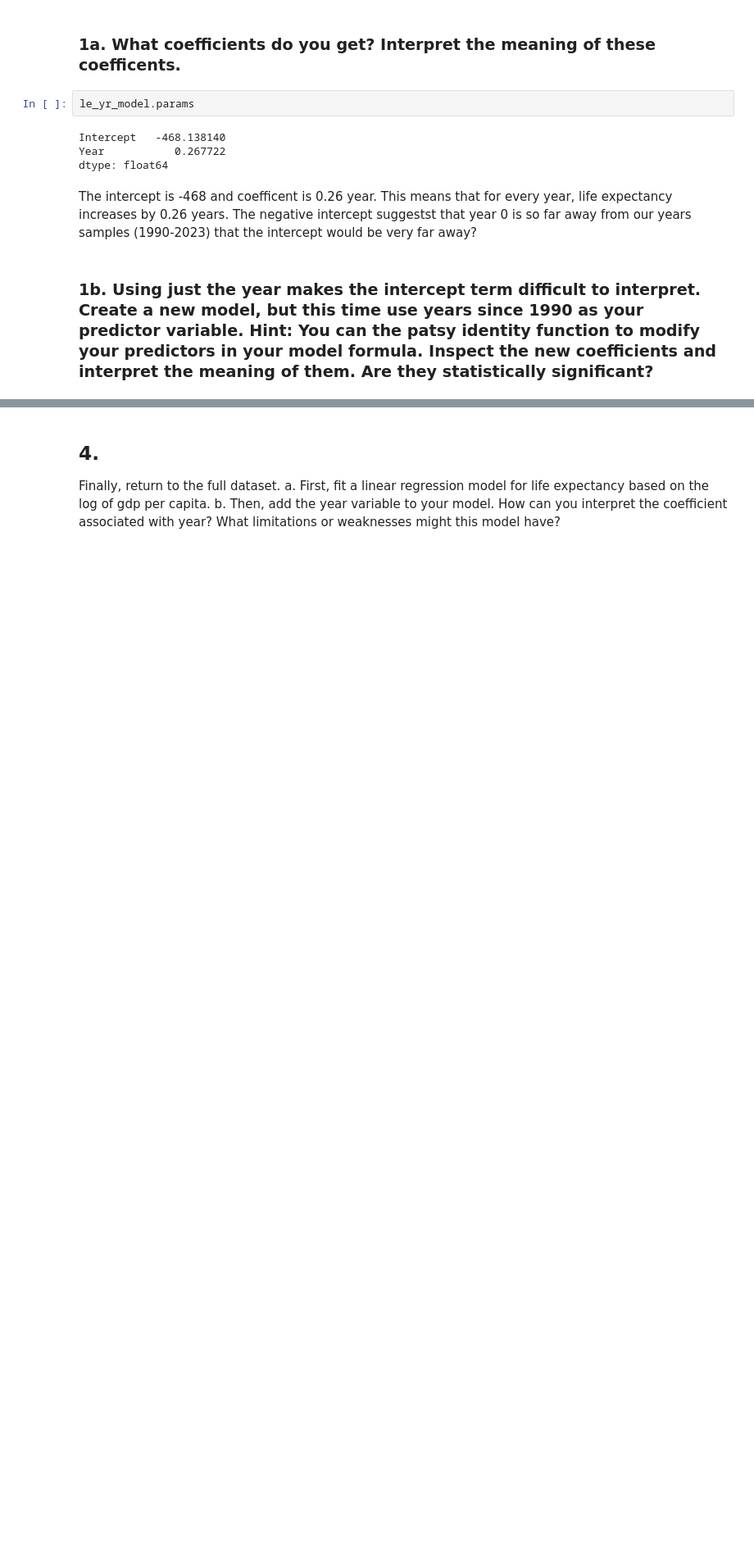
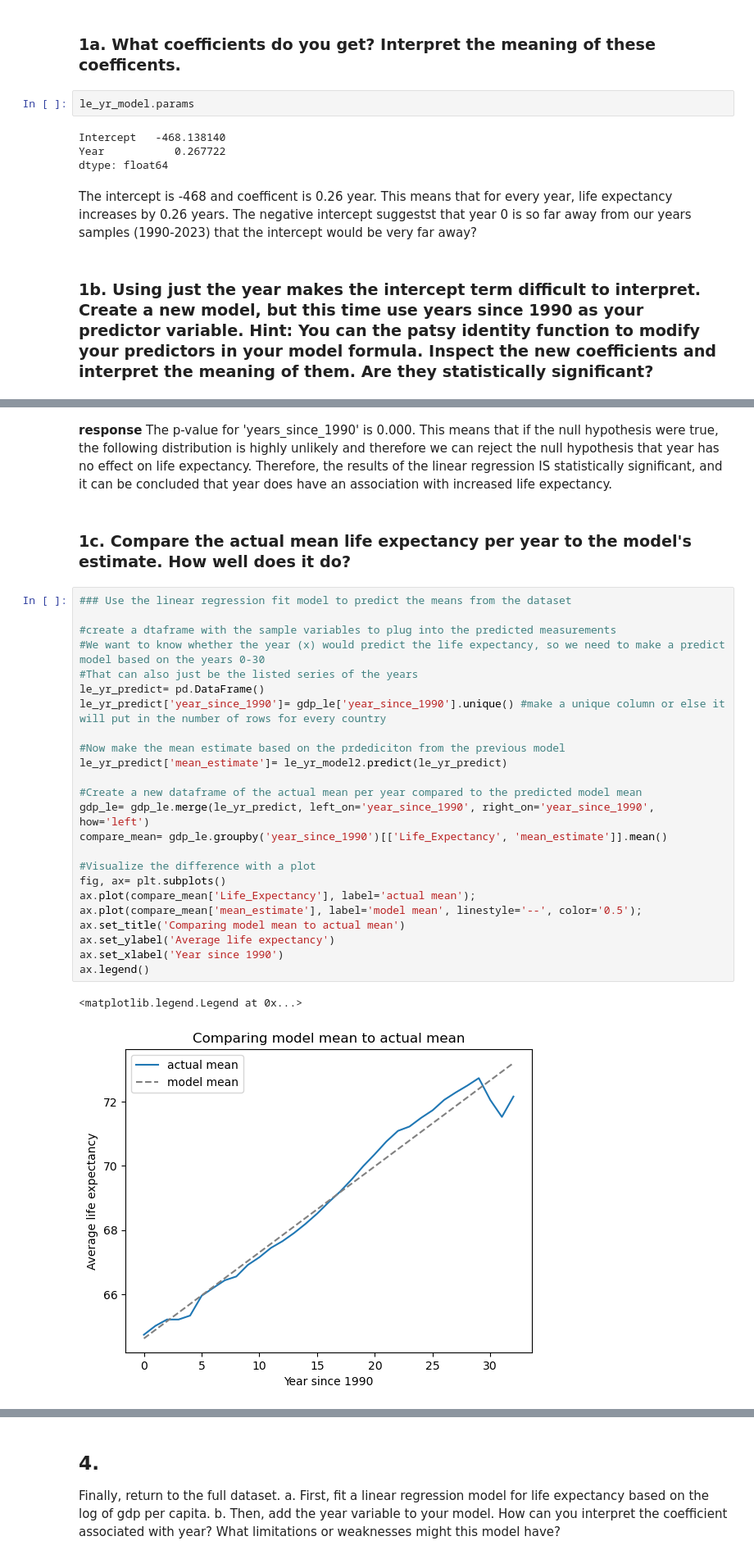
Before and after one commit to nss-data-science-cohort-9/un-linear-regression-sarahmulloy, a Jupyter notebook: notebooks/UN_linregress_practice.ipynb, the cells around one changed output, grey strips where cells are left out. Shown: that part at 82% size. Cells and saved outputs as stored; diff of their text form; blank space fills up the shorter version.

```diff
--- a/notebooks/UN_linregress_practice.ipynb
+++ b/notebooks/UN_linregress_practice.ipynb
@@ -55,0 +74,31 @@ With the years adjusted, we now get a positive intercept value of 64.62 but the
+# %% [markdown]
+**response** The p-value for 'years_since_1990' is 0.000. This means that if the null hypothesis were true, the following distribution is highly unlikely and therefore we can reject the null hypothesis that year has no effect on life expectancy. Therefore, the results of the linear regression IS statistically significant, and it can be concluded that year does have an association with increased life expectancy.
+# %% [markdown]
+### 1c. Compare the actual mean life expectancy per year to the model's estimate. How well does it do?
+# %%
+### Use the linear regression fit model to predict the means from the dataset
+
+#create a dtaframe with the sample variables to plug into the predicted measurements
+#We want to know whether the year (x) would predict the life expectancy, so we need to make a predict model based on the years 0-30
+#That can also just be the listed series of the years
+le_yr_predict= pd.DataFrame()
+le_yr_predict['year_since_1990']= gdp_le['year_since_1990'].unique() #make a unique column or else it will put in the number of rows for every country
+
+#Now make the mean estimate based on the prdediciton from the previous model
+le_yr_predict['mean_estimate']= le_yr_model2.predict(le_yr_predict)
+
+#Create a new dataframe of the actual mean per year compared to the predicted model mean
+gdp_le= gdp_le.merge(le_yr_predict, left_on='year_since_1990', right_on='year_since_1990', how='left')
+compare_mean= gdp_le.groupby('year_since_1990')[['Life_Expectancy', 'mean_estimate']].mean()
+
+#Visualize the difference with a plot
+fig, ax= plt.subplots()
+ax.plot(compare_mean['Life_Expectancy'], label='actual mean');
+ax.plot(compare_mean['mean_estimate'], label='model mean', linestyle='--', color='0.5');
+ax.set_title('Comparing model mean to actual mean')
+ax.set_ylabel('Average life expectancy')
+ax.set_xlabel('Year since 1990')
+ax.legend()
+# %% [output]
+<matplotlib.legend.Legend at 0x...>
+[figure, added]
```
Also changed, not shown: parts of 45 cells of this notebook.
